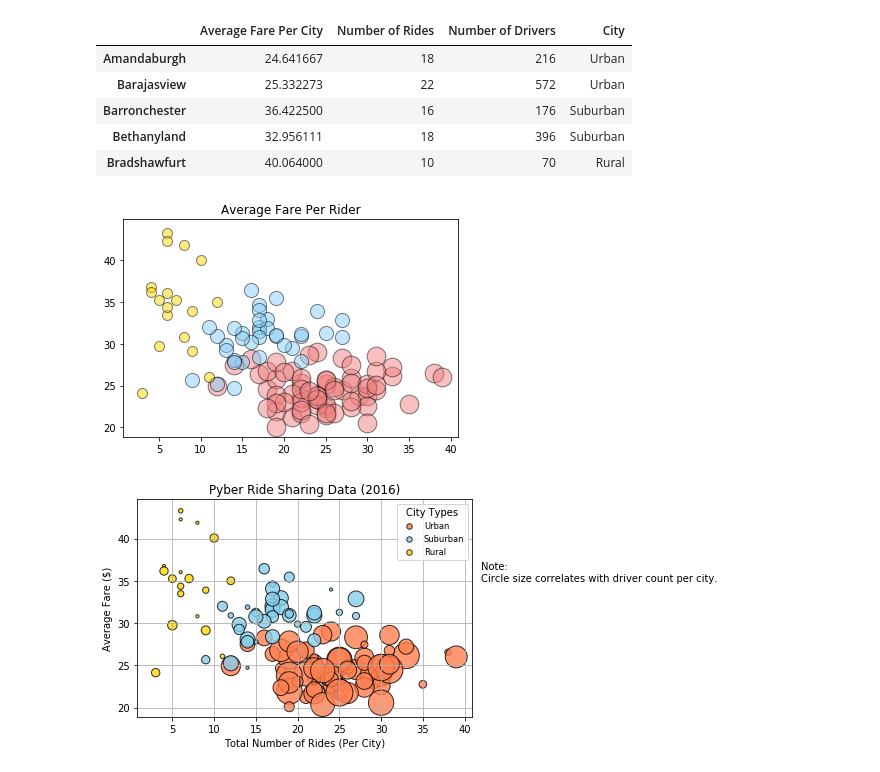
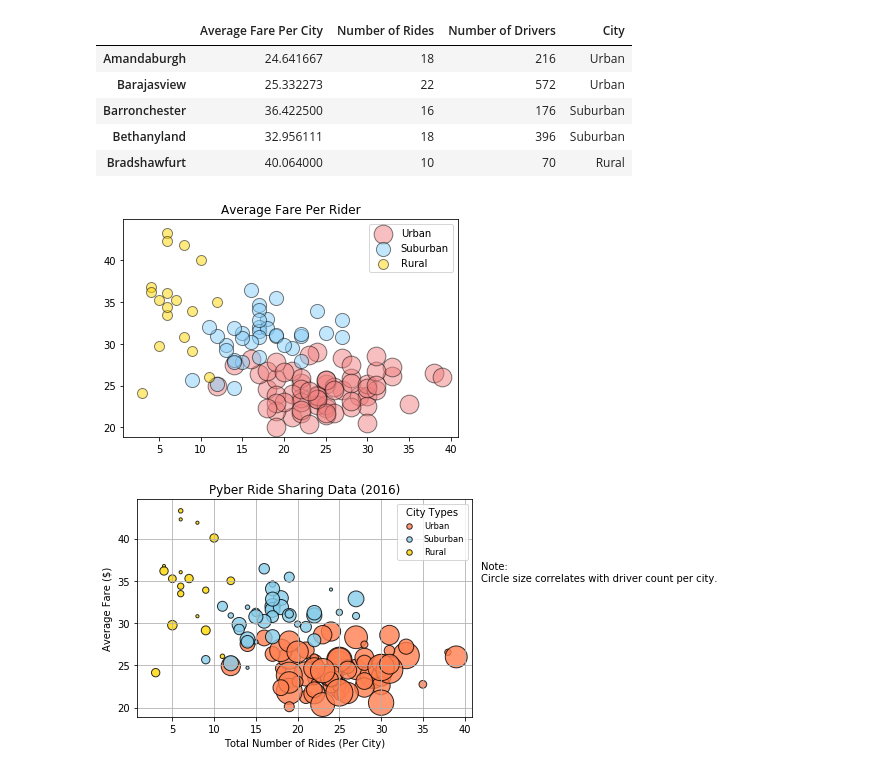
Before and after one commit to jfowler7907/Matplotlib, a Jupyter notebook: pyber_starter.ipynb, the cells around one changed output. Cells and saved outputs as stored; diff of their text form; code cells hidden in the pictures.

Commit message:
updated legend in homework

```diff
--- a/pyber_starter.ipynb
+++ b/pyber_starter.ipynb
@@ -122,29 +122,29 @@ citiesnew.head()
 # %%
 # Obtain the x and y coordinates for each of the three city types
 Urban = citiesnew.loc[citiesnew["City"]=="Urban"]
 Suburban = citiesnew.loc[citiesnew["City"]=="Suburban"]
 Rural = citiesnew.loc[citiesnew["City"]=="Rural"]
 
 # Build the scatter plots for each city types
 plt.scatter(Urban["Number of Rides"],Urban["Average Fare Per City"],label = "Urban",color="lightcoral", s=350, alpha=.5, edgecolors="black",linewidths=1)
 plt.scatter(Suburban["Number of Rides"],Suburban["Average Fare Per City"],label = "Suburban",color="lightskyblue",s=200, alpha=.5, edgecolors="black",linewidths=1)
 plt.scatter(Rural["Number of Rides"],Rural["Average Fare Per City"],label = "Rural",color="Gold",s=100, alpha=.5, edgecolors="black",linewidths=1)
 
 #label the axis
 plt.xlabel=("Total Number of Rides (Per City)")
 plt.ylabel=("Average Fare ($)")
 plt.title("Average Fare Per Rider")
-plt.legend=()
+plt.legend(loc="best")
 plt.show()
 
 # Create a legend
 #TA HELP! I have a legend and labels created above but they are not appearing. When I remove the "=" I get an error.
 # I have tried LOC="upper right", as well as numerous formats with and without the equal sign, also using specific lables of "city type"
 
 #referring to instructions:
 #You must use proper labeling of your plots, including aspects like: Plot Titles, Axes Labels, Legend Labels, Wedge Percentages, and Wedge Labels.
 # %% [output]
-[figure, old version]
+[figure, new version]
 # %%
 # Show plot
 plt.show()
```
Also changed, not shown: parts of 2 cells of this notebook.
